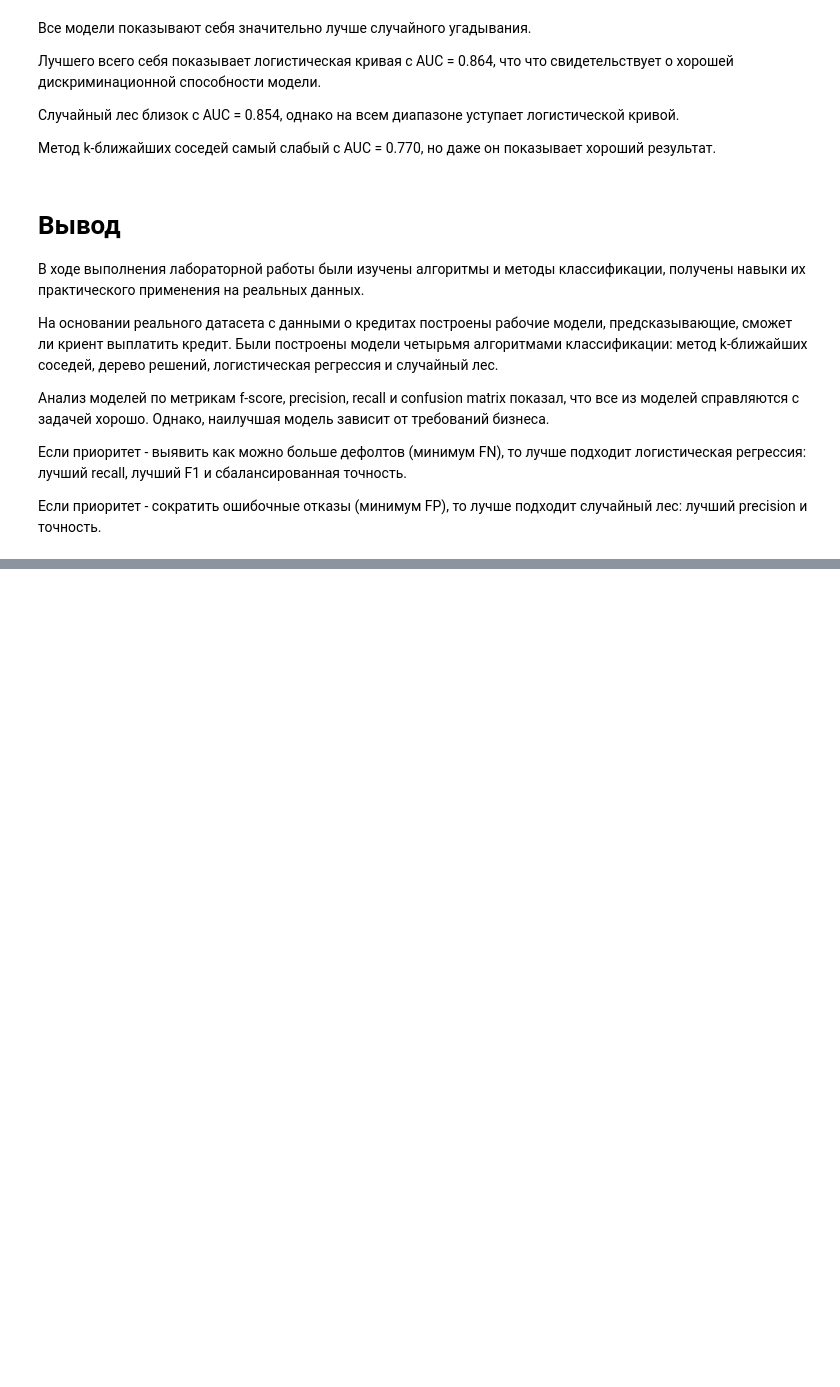
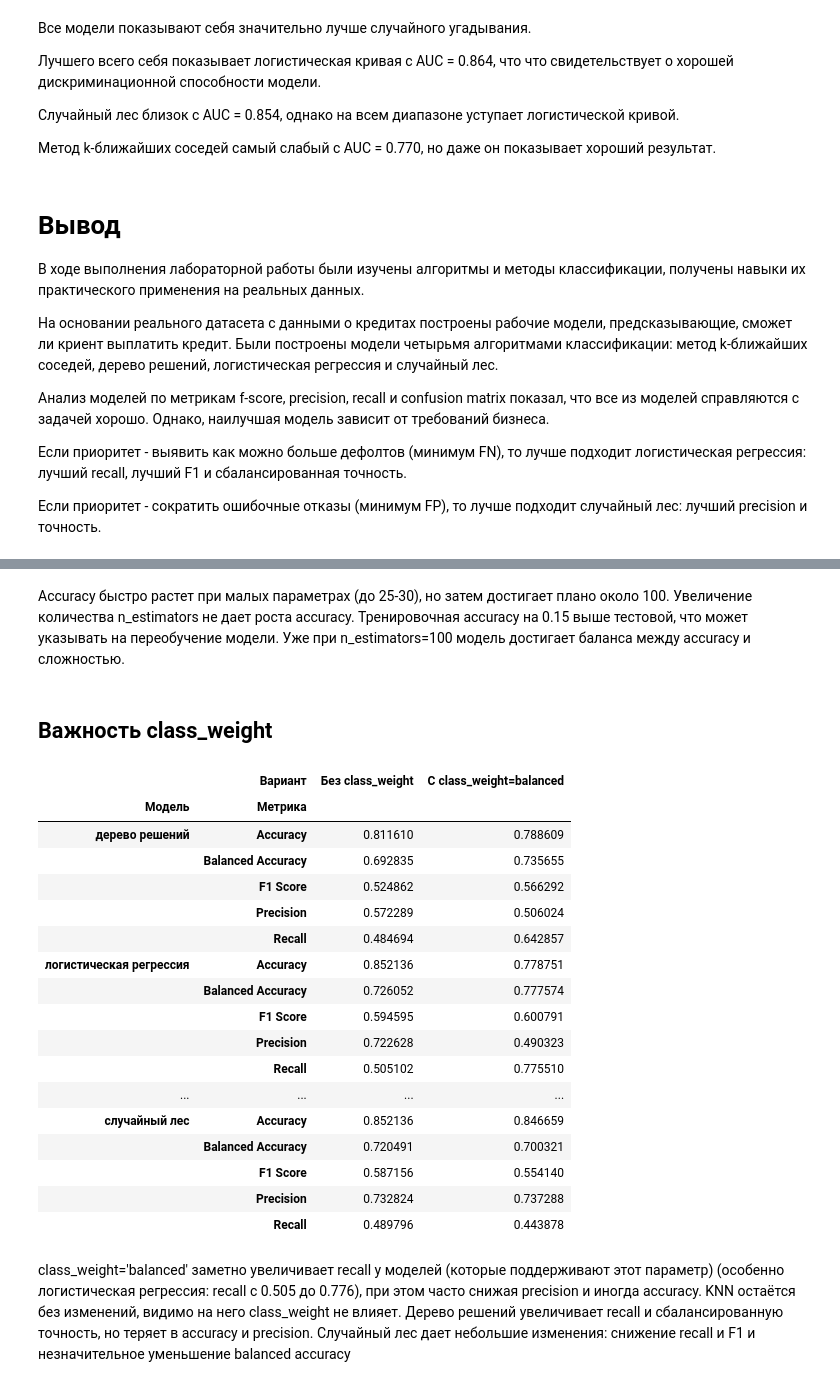
Before and after one commit to thatusualguy/DA-Intro, a Jupyter notebook: lab5/ЛР5_Рыбаков_4.ipynb, the cells around one changed output, grey strips where cells are left out. Drawn from its saved outputs; the diff is of its cells as text; code cells hidden in the pictures; blank space fills up the shorter version.

```diff
--- a/lab5/ЛР5_Рыбаков_4.ipynb
+++ b/lab5/ЛР5_Рыбаков_4.ipynb
@@ -275,0 +376,79 @@ plt.show()
+# %% [markdown]
+Accuracy быстро растет при малых параметрах (до 25-30), но затем достигает плано около 100. Увеличение количества n_estimators не дает роста accuracy. Тренировочная accuracy на 0.15 выше тестовой, что может указывать на переобучение модели. Уже при n_estimators=100 модель достигает баланса между accuracy и сложностью.
+# %% [markdown]
+## Важность class_weight
+# %%
+from sklearn.metrics import accuracy_score, precision_score, recall_score, balanced_accuracy_score, f1_score, \
+    confusion_matrix
+from sklearn.ensemble import RandomForestClassifier
+from sklearn.linear_model import LogisticRegression
+from sklearn.tree import DecisionTreeClassifier
+from sklearn.neighbors import KNeighborsClassifier
+import pandas as pd
+
+# Модели без class_weight
+models_without = {
+    'метод k-ближайших соседей': KNeighborsClassifier(n_neighbors=5),
+    'дерево решений': DecisionTreeClassifier(max_depth=5, random_state=42),
+    'логистическая регрессия': LogisticRegression(max_iter=1000, random_state=42),
+    'случайный лес': RandomForestClassifier(n_estimators=100, random_state=42)
+}
+
+# Модели с class_weight='balanced'
+models_with = {
+    'метод k-ближайших соседей': KNeighborsClassifier(n_neighbors=5),
+    'дерево решений': DecisionTreeClassifier(max_depth=5, random_state=42, class_weight='balanced'),
+    'логистическая регрессия': LogisticRegression(max_iter=1000, random_state=42, class_weight='balanced'),
+    'случайный лес': RandomForestClassifier(n_estimators=100, random_state=42, class_weight='balanced')
+}
+
+metrics = {
+    'Accuracy': accuracy_score,
+    'Precision': precision_score,
+    'Recall': recall_score,
+    'Balanced Accuracy': balanced_accuracy_score,
+    'F1 Score': f1_score
+}
+
+results = []
+
+for variant_name, models in [('Без class_weight', models_without), ('С class_weight=balanced', models_with)]:
+
+    for name, model in models.items():
+        model.fit(X_train, y_train)
+        y_pred = model.predict(X_test)
+
+        for label, fn in metrics.items():
+            value = fn(y_test, y_pred)
+            results.append({
+                'Вариант': variant_name,
+                'Модель': name,
+                'Метрика': label,
+                'Значение': value
+            })
+
+# Создание таблицы для сравнения
+df_results = pd.DataFrame(results)
+pivot_table = df_results.pivot_table(index=['Модель', 'Метрика'], columns='Вариант', values='Значение')
+display(pivot_table)
+# %% [output]
+|  | Вариант | Без class_weight | С class_weight=balanced |
+| Модель | Метрика |  |  |
+| дерево решений | Accuracy | 0.811610 | 0.788609 |
+|  | Balanced Accuracy | 0.692835 | 0.735655 |
+|  | F1 Score | 0.524862 | 0.566292 |
+|  | Precision | 0.572289 | 0.506024 |
+|  | Recall | 0.484694 | 0.642857 |
+| логистическая регрессия | Accuracy | 0.852136 | 0.778751 |
+|  | Balanced Accuracy | 0.726052 | 0.777574 |
+|  | F1 Score | 0.594595 | 0.600791 |
+|  | Precision | 0.722628 | 0.490323 |
+|  | Recall | 0.505102 | 0.775510 |
+| ... | ... | ... | ... |
+| случайный лес | Accuracy | 0.852136 | 0.846659 |
+|  | Balanced Accuracy | 0.720491 | 0.700321 |
+|  | F1 Score | 0.587156 | 0.554140 |
+|  | Precision | 0.732824 | 0.737288 |
+|  | Recall | 0.489796 | 0.443878 |
+# %% [markdown]
+сlass_weight='balanced' заметно увеличивает recall у моделей (которые поддерживают этот параметр) (особенно логистическая регрессия: recall с 0.505 до 0.776), при этом часто снижая precision и иногда accuracy. KNN остаётся без изменений, видимо на него class_weight не влияет. Дерево решений увеличивает recall и сбалансированную точность, но теряет в accuracy и precision. Случайный лес дает небольшие изменения: снижение recall и F1 и незначительное уменьшение balanced accuracy
```
Also changed, not shown: parts of 5 cells of this notebook.
